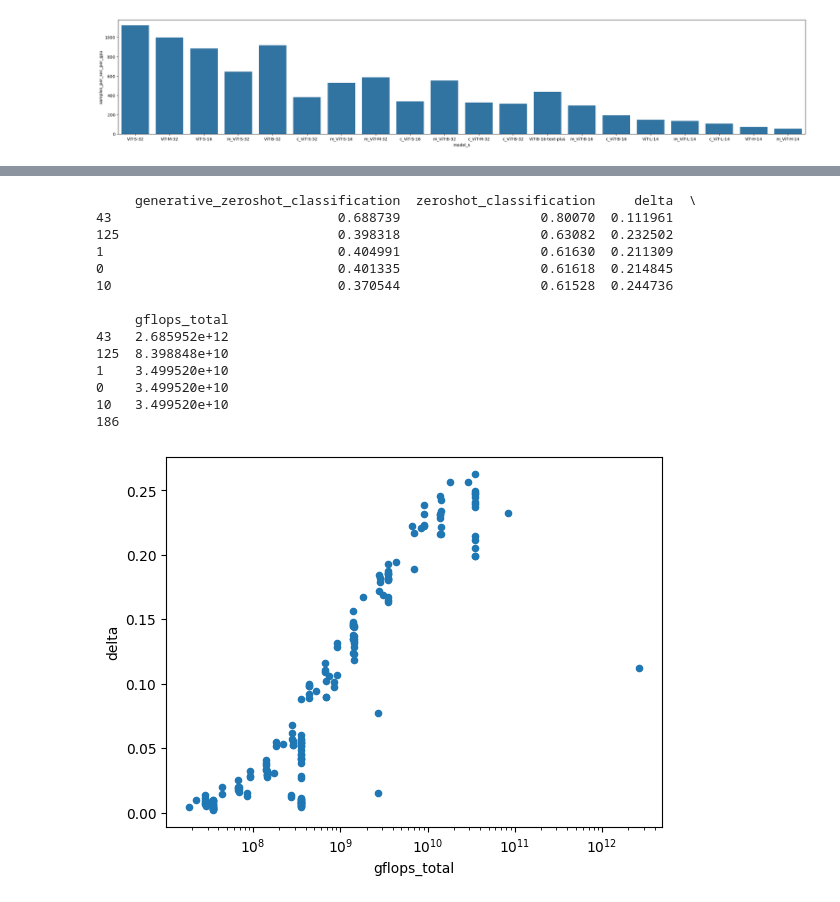
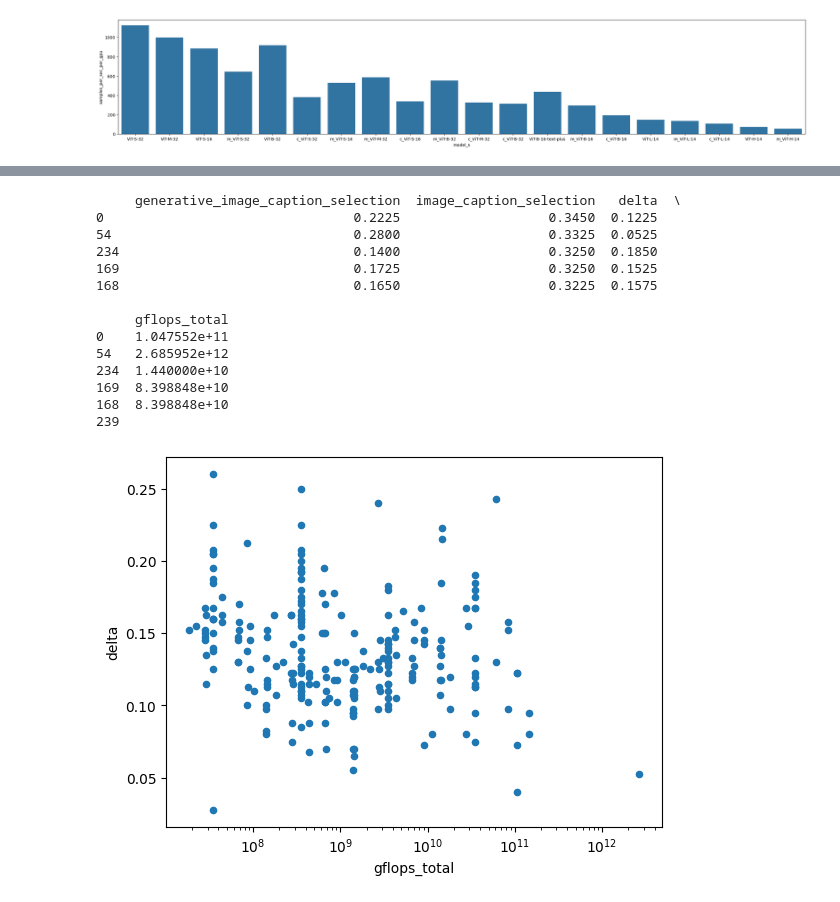
Before and after one commit to SLAMPAI/open_clip_scaling, a Jupyter notebook: results.ipynb, the cells around one changed output, grey strips where cells are left out. Cells and saved outputs as stored; diff of their text form; code cells hidden in the pictures.

```diff
--- a/results.ipynb
+++ b/results.ipynb
@@ -318,52 +346,55 @@ d.T
 # %%
 d = df.copy()
 
 #ds = 'sugar_crepe/swap_obj'
 #metric = "acc"
+#task = "image_caption_selection"
 
-#ds = "winoground"
-#metric = "acc"
+ds = "winoground"
+metric = "text_acc"
+task = "image_caption_selection"
 
-ds = "imagenet1k"
-metric = "acc1"
+#ds = "imagenet1k"
+#metric = "acc1"
+#task = "zeroshot_classification"
 
-#eval_type = "log_likelihood"
-#eval_type = "similarity"
+gtask = "generative_" + task
+
 d = d[d.downstream_dataset==ds]
 d = d[d.epoch==d.total_epochs]
-di = d[d.task=="zeroshot_classification"]
+di = d[d.task==task]
 d["name_wo_task"] = d.apply(lambda r:r["name"].replace("generative_", ""), axis=1)
 d = pd.pivot(
     d,
     index="name_wo_task",
     columns=("task"),
     values=metric,
 )
 d = d.dropna(axis=0)
 #d["delta"] = (d.generative_image_caption_selection - d.image_caption_selection).abs()
-d["delta"] = (d.zeroshot_classification - d.generative_zeroshot_classification).abs()
+d["delta"] = (d[task] - d[gtask]).abs()
 d = pd.merge(d, di, left_on='name_wo_task', right_on="name")
-d = d.sort_values(by="zeroshot_classification", ascending=False)#.head()
-print(d[["generative_zeroshot_classification", "zeroshot_classification", "delta", "gflops_total"]].head())
+d = d.sort_values(by=task, ascending=False)#.head()
+print(d[[gtask, task, "delta", "gflops_total"]].head())
 print(len(d))
 d.plot(x="gflops_total", y="delta", kind="scatter")
 plt.xscale('log',base=10)
 # %% [output]
-     generative_zeroshot_classification  zeroshot_classification     delta  \
-43                             0.688739                  0.80070  0.111961
-125                            0.398318                  0.63082  0.232502
-1                              0.404991                  0.61630  0.211309
-0                              0.401335                  0.61618  0.214845
-10                             0.370544                  0.61528  0.244736
+     generative_image_caption_selection  image_caption_selection   delta  \
+0                                0.2225                   0.3450  0.1225
+54                               0.2800                   0.3325  0.0525
+234                              0.1400                   0.3250  0.1850
+169                              0.1725                   0.3250  0.1525
+168                              0.1650                   0.3225  0.1575
 
      gflops_total
-43   2.685952e+12
-125  8.398848e+10
-1    3.499520e+10
-0    3.499520e+10
-10   3.499520e+10
-186
+0    1.047552e+11
+54   2.685952e+12
+234  1.440000e+10
+169  8.398848e+10
+168  8.398848e+10
+239
-[figure, old version]
+[figure, new version]
 # %%
 #ds = "sugar_crepe/swap_obj"
 #metric = "acc"
```
Also changed, not shown: parts of 12 cells of this notebook.
